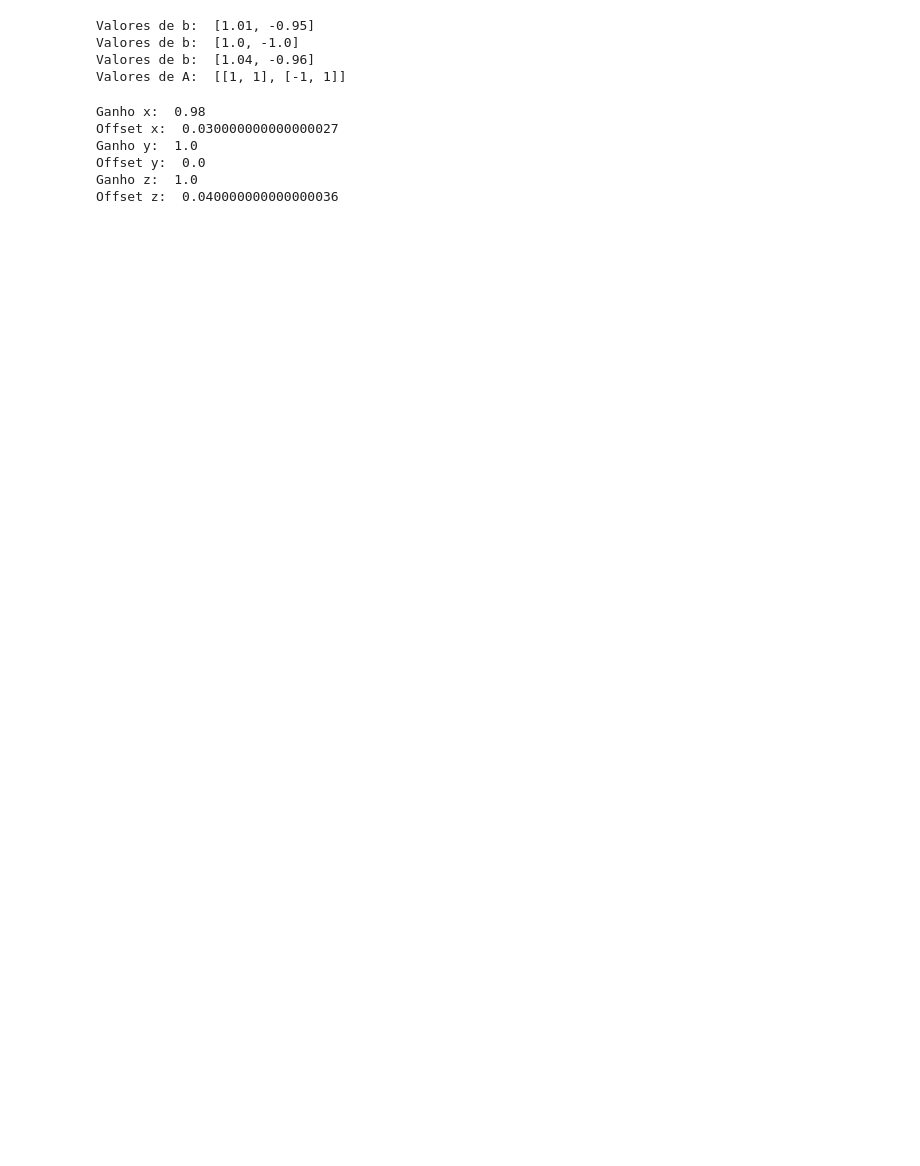
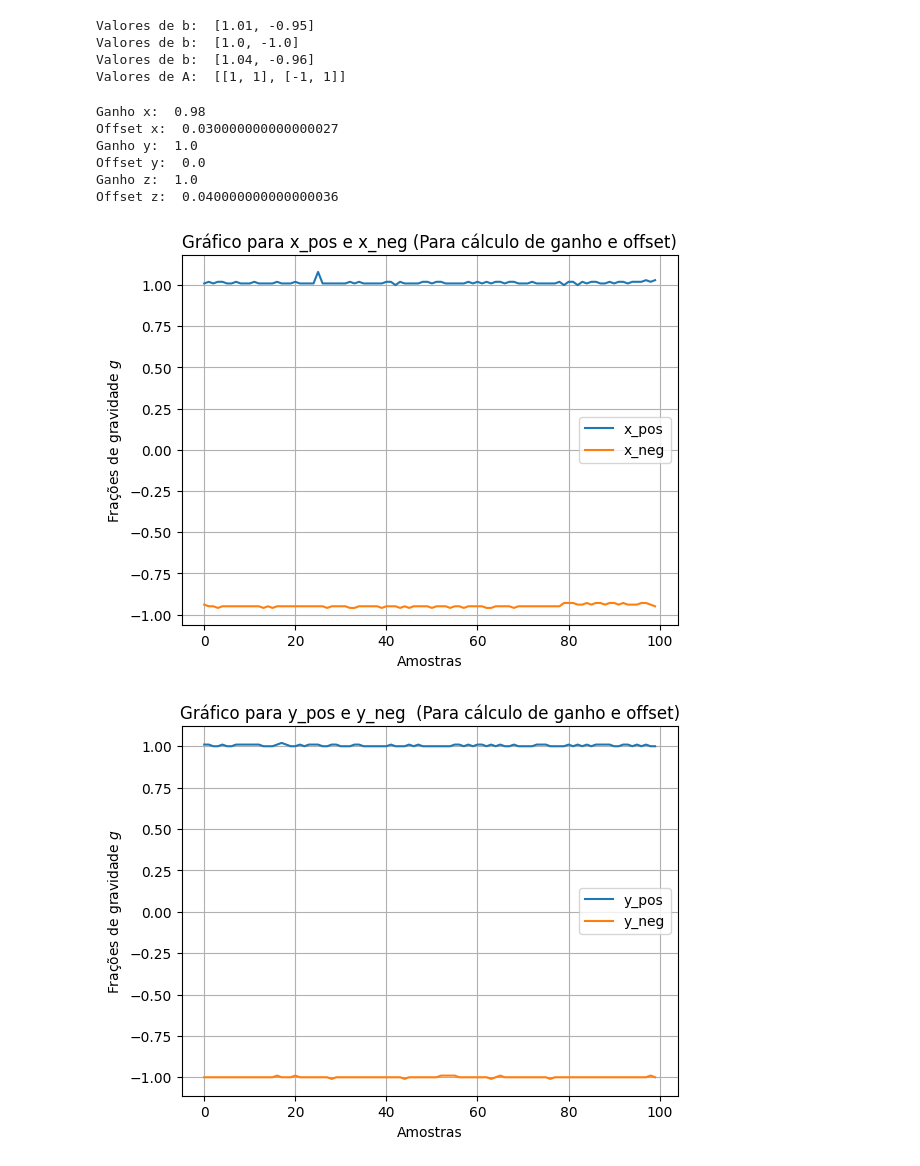
Before and after one commit to luizros/Instrumentacao_Eletr-nica, a Jupyter notebook: src/main/getGainOff.ipynb, the cells around one changed output. Drawn from its saved outputs; the diff is of its cells as text; code cells hidden in the pictures; blank space fills up the shorter version.

Commit message:
adiciona gráficos

```diff
--- a/src/main/getGainOff.ipynb
+++ b/src/main/getGainOff.ipynb
@@ -73,3 +95,48 @@ Ganho y:  1.0
 Offset y:  0.0
 Ganho z:  1.0
 Offset z:  0.040000000000000036
+# %%
+# Gráfico das medidas
+import numpy as np
+import matplotlib.pyplot as plt
+from io import StringIO
+
+# Carregar dados do CSV para um array NumPy
+dados = np.genfromtxt('../../data/medidas_novo.csv', delimiter=',', skip_header=1)
+
+x_pos = dados[:, 1]
+x_neg = dados[:, 2]
+y_pos = dados[:, 3]
+y_neg = dados[:, 4]
+z_pos = dados[:, 5]
+z_neg = dados[:, 6]
+
+plt.plot(x_pos, label='x_pos')
+plt.plot(x_neg, label='x_neg')
+plt.legend()
+plt.title('Gráfico para x_pos e x_neg (Para cálculo de ganho e offset)')
+plt.xlabel('Amostras')
+plt.ylabel('Frações de gravidade $g$')
+plt.grid(visible=True, axis='both')
+plt.show()
+
+plt.plot(y_pos, label='y_pos')
+plt.plot(y_neg, label='y_neg')
+plt.legend()
+plt.title('Gráfico para y_pos e y_neg  (Para cálculo de ganho e offset)')
+plt.xlabel('Amostras')
+plt.ylabel('Frações de gravidade $g$')
+plt.grid(visible=True, axis='both')
+plt.show()
+
+plt.plot(z_pos, label='z_pos')
+plt.plot(z_neg, label='z_neg')
+plt.legend()
+plt.title('Gráfico para z_pos e z_neg  (Para cálculo de ganho e offset)')
+plt.xlabel('Amostras')
+plt.ylabel('Frações de gravidade $g$')
+plt.grid(visible=True, axis='both')
+plt.show()
+# %% [output]
+[figure, added]
+[figure, added]
```
Also changed, not shown: parts of 8 cells of this notebook.
